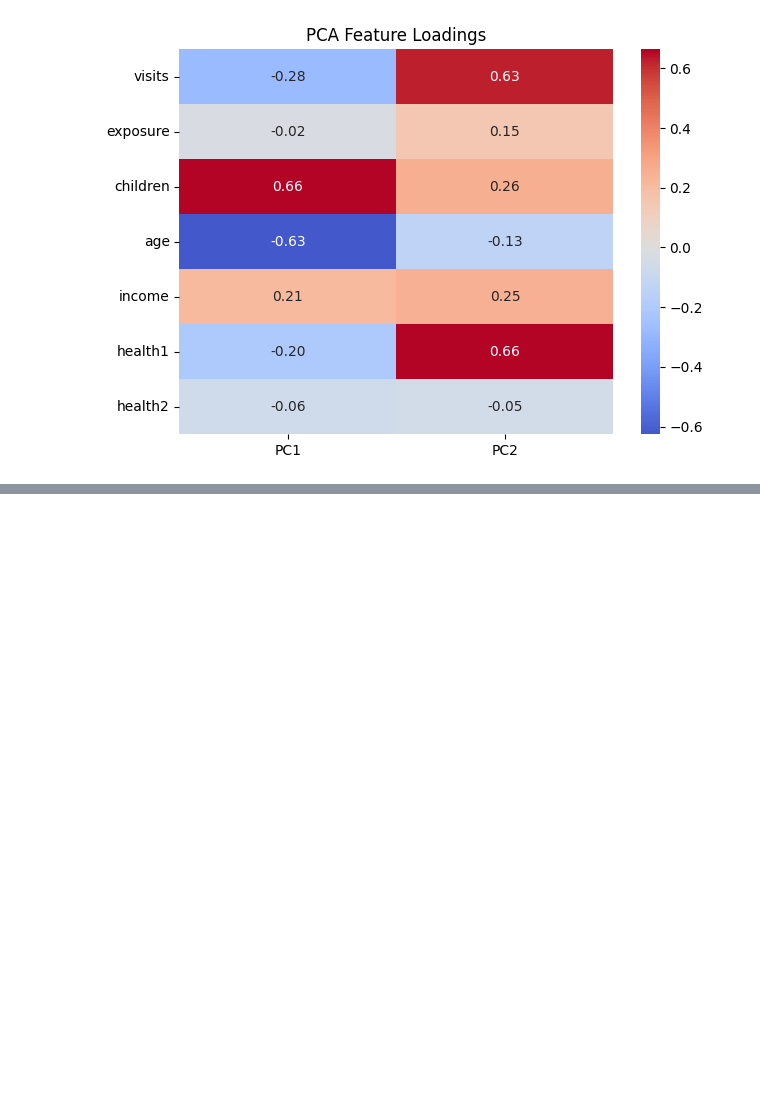
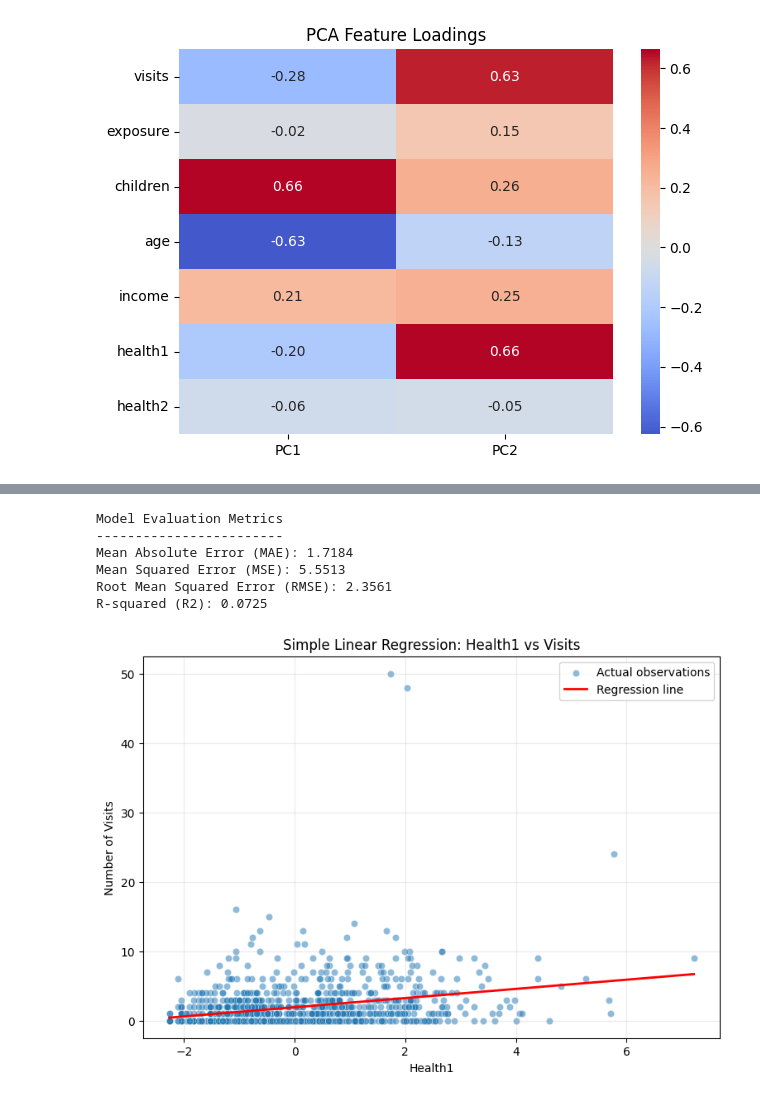
Before and after one commit to Rohith-kumar-123/R.Rohithkumar, a Jupyter notebook: EDA1.ipynb, the cells around one changed output, grey strips where cells are left out. Saved outputs shown, nothing was run; the diff lists cells and outputs as text; code cells hidden in the pictures; blank space fills up the shorter version.

```diff
--- a/EDA1.ipynb
+++ b/EDA1.ipynb
@@ -1426,0 +1461,11 @@ plt.show()
+# %%
+# Split the dataset into training and testing sets
+
+X_train, X_test, y_train, y_test = train_test_split(
+    X, y,
+    test_size=0.20,
+    random_state=42
+)
+
+print("Training data:", X_train.shape)
+print("Testing data:", X_test.shape)
@@ -1426,0 +1475,9 @@ plt.show()
+# %%
+# Create and train the Simple Linear Regression model
+
+slr_model = LinearRegression()
+slr_model.fit(X_train, y_train)
+
+print("Model training completed")
+print("Intercept:", slr_model.intercept_)
+print("Coefficient:", slr_model.coef_[0])
@@ -1426,0 +1511,60 @@ plt.show()
+# %%
+# Evaluate the Simple Linear Regression model
+
+mae = mean_absolute_error(y_test, y_pred)
+mse = mean_squared_error(y_test, y_pred)
+rmse = np.sqrt(mse)
+r2 = r2_score(y_test, y_pred)
+
+print("Model Evaluation Metrics")
+print("------------------------")
+print("Mean Absolute Error (MAE):", round(mae, 4))
+print("Mean Squared Error (MSE):", round(mse, 4))
+print("Root Mean Squared Error (RMSE):", round(rmse, 4))
+print("R-squared (R2):", round(r2, 4))
+# %% [output]
+Model Evaluation Metrics
+------------------------
+Mean Absolute Error (MAE): 1.7184
+Mean Squared Error (MSE): 5.5513
+Root Mean Squared Error (RMSE): 2.3561
+R-squared (R2): 0.0725
+# %%
+# Visualize the regression line with the dataset
+
+
+plt.figure(figsize=(9, 6))
+
+sns.scatterplot(
+    x=X['health1'],
+    y=y,
+    alpha=0.5,
+    label='Actual observations'
+)
+
+health_range = np.linspace(
+    X['health1'].min(),
+    X['health1'].max(),
+    200
+)
+
+visits_pred_line = slr_model.predict(
+    pd.DataFrame({'health1': health_range})
+)
+
+plt.plot(
+    health_range,
+    visits_pred_line,
+    color='red',
+    linewidth=2,
+    label='Regression line'
+)
+
+plt.title('Simple Linear Regression: Health1 vs Visits')
+plt.xlabel('Health1')
+plt.ylabel('Number of Visits')
+plt.legend()
+plt.grid(alpha=0.25)
+plt.show()
+# %% [output]
+[figure, added]
```
Also changed, not shown: parts of 9 cells of this notebook.
